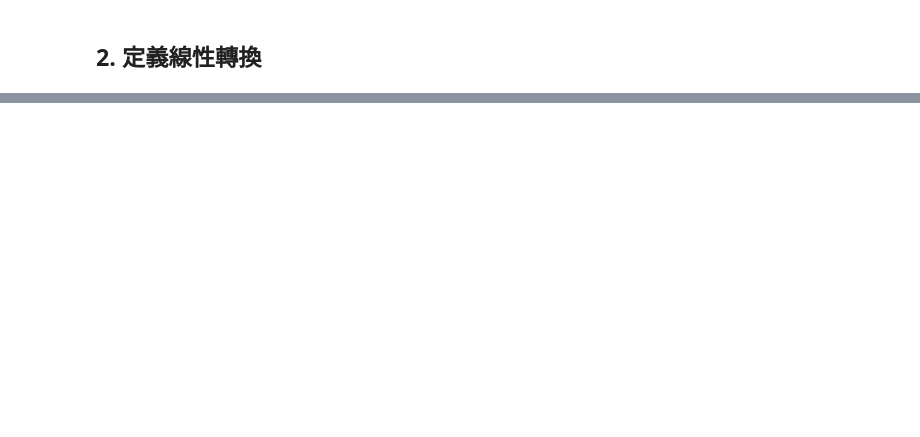
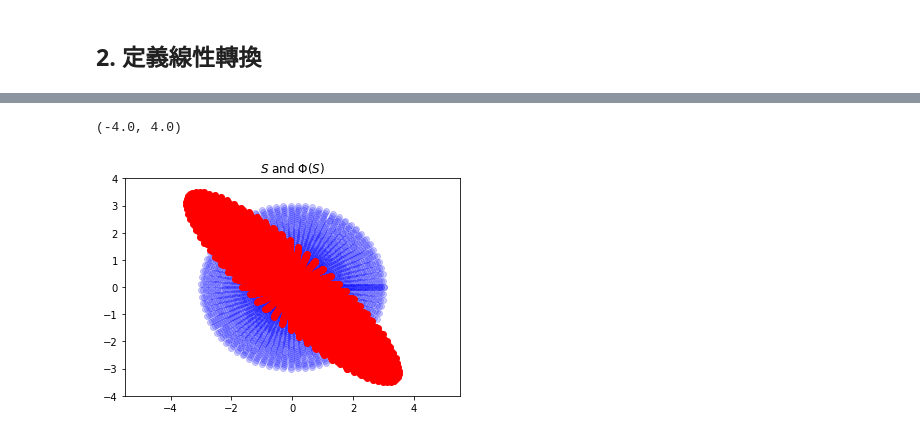
Before and after one commit to fattrovi/24k, a Jupyter notebook: hw6.ipynb, the cells around one changed output, grey strips where cells are left out. Cells and saved outputs as stored; diff of their text form; code cells hidden in the pictures; blank space fills up the shorter version.

```diff
--- a/hw6.ipynb
+++ b/hw6.ipynb
@@ -25,0 +48,10 @@ plt.ylim(-3.5, 3.5)
+# %%
+plt.scatter(xx, yy,c= 'b',alpha=0.2)
+plt.scatter(u, v, c = 'r')
+plt.title('$S$ and $\Phi(S)$')
+
+plt.xlim(-5.5, 5.5)
+plt.ylim(-4, 4)
+# %% [output]
+(-4.0, 4.0)
+[figure, added]
```
Also changed, not shown: parts of 7 cells of this notebook.
